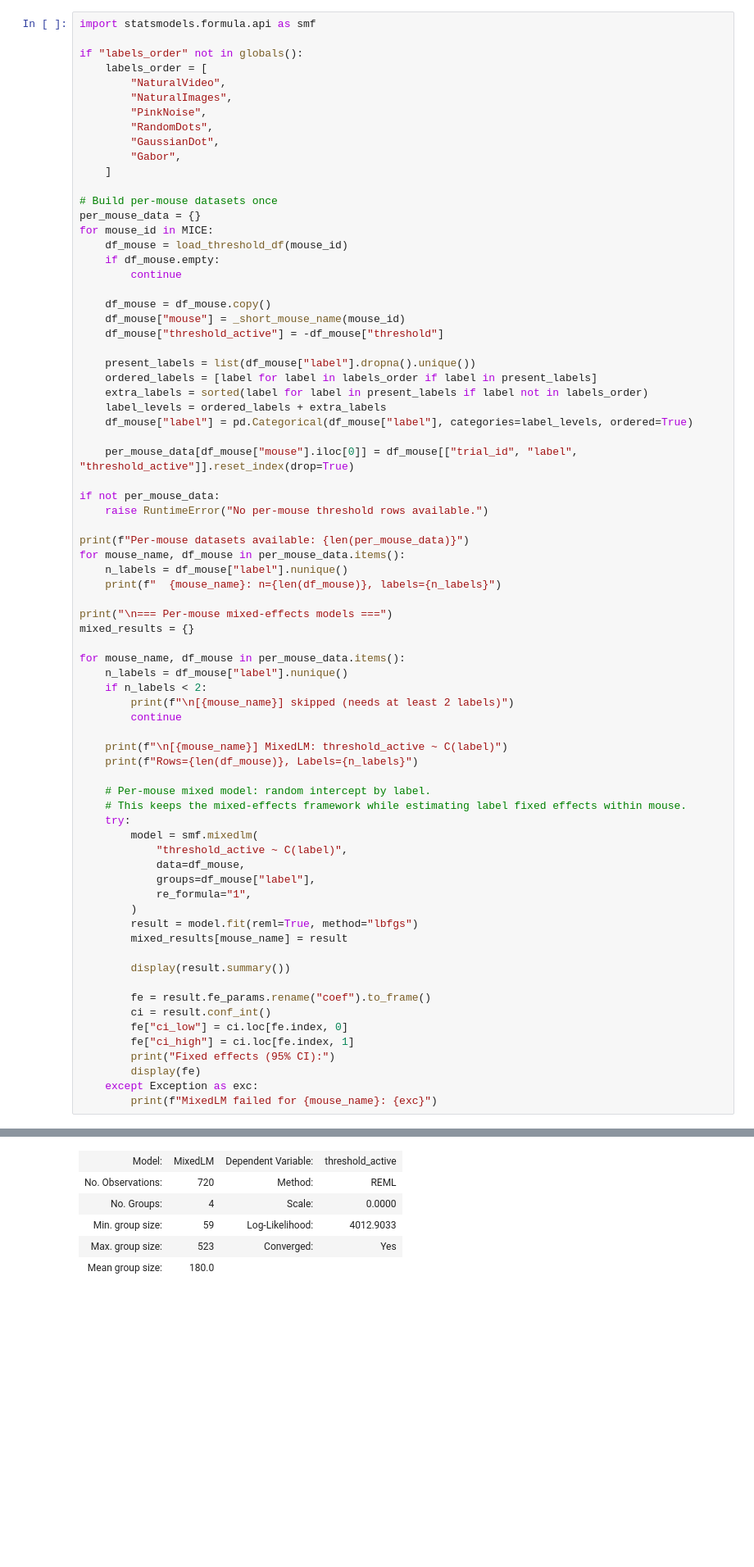
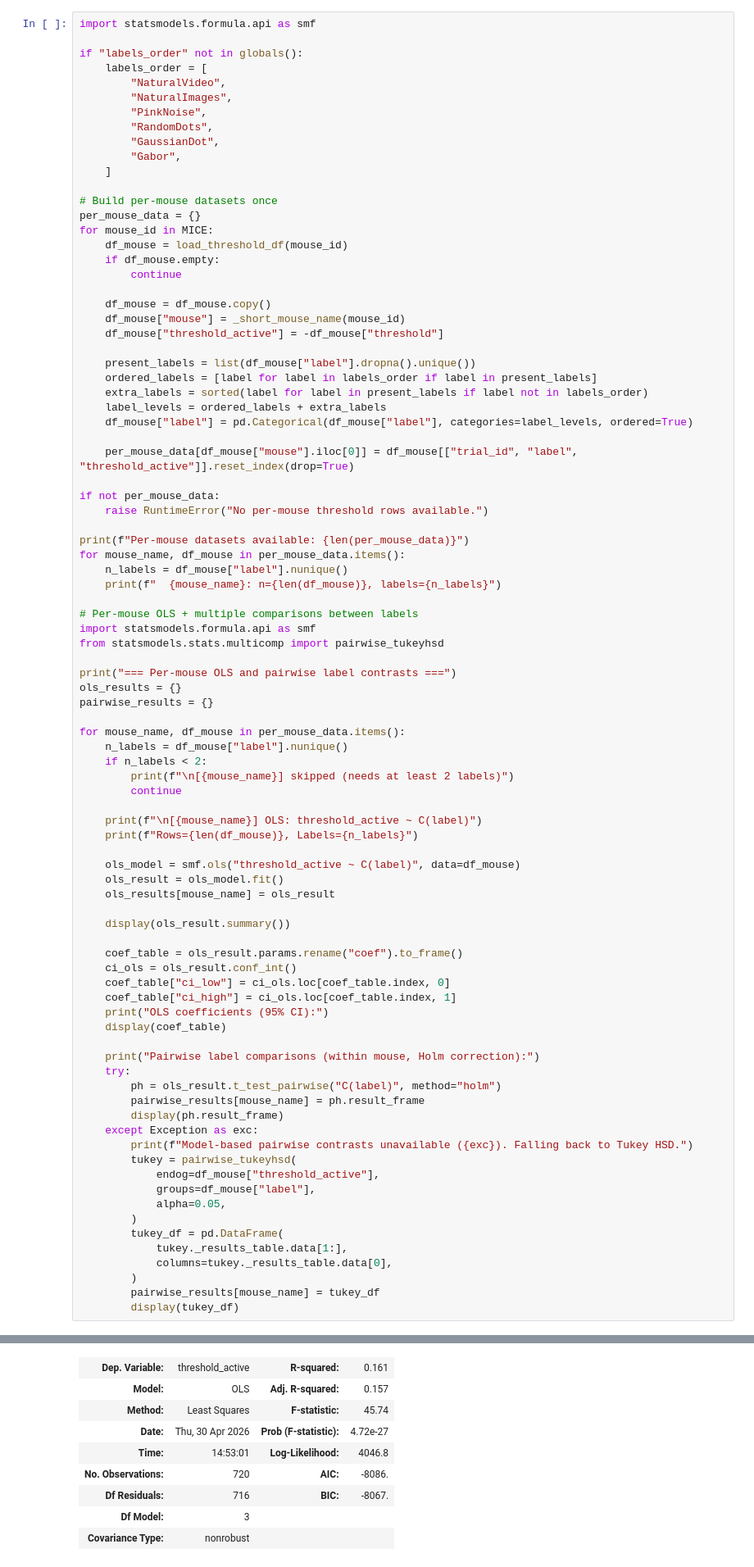
Before and after one commit to anaflom/ZigZagSensorium, a Jupyter notebook: notebooks/threshold_distribution.ipynb, the cells around one changed output, grey strips where cells are left out. Shown at 82% size. Drawn from its saved outputs; the diff is of its cells as text; blank space fills up the shorter version.

```diff
--- a/notebooks/threshold_distribution.ipynb
+++ b/notebooks/threshold_distribution.ipynb
@@ -244,8 +156,13 @@ for mouse_name, df_mouse in per_mouse_data.items():
     n_labels = df_mouse["label"].nunique()
     print(f"  {mouse_name}: n={len(df_mouse)}, labels={n_labels}")
 
-print("\n=== Per-mouse mixed-effects models ===")
-mixed_results = {}
+# Per-mouse OLS + multiple comparisons between labels
+import statsmodels.formula.api as smf
+from statsmodels.stats.multicomp import pairwise_tukeyhsd
+
+print("=== Per-mouse OLS and pairwise label contrasts ===")
+ols_results = {}
+pairwise_results = {}
 
 for mouse_name, df_mouse in per_mouse_data.items():
     n_labels = df_mouse["label"].nunique()
@@ -253,31 +170,40 @@ for mouse_name, df_mouse in per_mouse_data.items():
         print(f"\n[{mouse_name}] skipped (needs at least 2 labels)")
         continue
 
-    print(f"\n[{mouse_name}] MixedLM: threshold_active ~ C(label)")
+    print(f"\n[{mouse_name}] OLS: threshold_active ~ C(label)")
     print(f"Rows={len(df_mouse)}, Labels={n_labels}")
 
-    # Per-mouse mixed model: random intercept by label.
-    # This keeps the mixed-effects framework while estimating label fixed effects within mouse.
+    ols_model = smf.ols("threshold_active ~ C(label)", data=df_mouse)
+    ols_result = ols_model.fit()
+    ols_results[mouse_name] = ols_result
+
+    display(ols_result.summary())
+
+    coef_table = ols_result.params.rename("coef").to_frame()
+    ci_ols = ols_result.conf_int()
+    coef_table["ci_low"] = ci_ols.loc[coef_table.index, 0]
+    coef_table["ci_high"] = ci_ols.loc[coef_table.index, 1]
+    print("OLS coefficients (95% CI):")
+    display(coef_table)
+
+    print("Pairwise label comparisons (within mouse, Holm correction):")
     try:
-        model = smf.mixedlm(
-            "threshold_active ~ C(label)",
-            data=df_mouse,
+        ph = ols_result.t_test_pairwise("C(label)", method="holm")
+        pairwise_results[mouse_name] = ph.result_frame
+        display(ph.result_frame)
+    except Exception as exc:
+        print(f"Model-based pairwise contrasts unavailable ({exc}). Falling back to Tukey HSD.")
+        tukey = pairwise_tukeyhsd(
+            endog=df_mouse["threshold_active"],
             groups=df_mouse["label"],
-            re_formula="1",
+            alpha=0.05,
         )
-        result = model.fit(reml=True, method="lbfgs")
-        mixed_results[mouse_name] = result
-
-        display(result.summary())
-
-        fe = result.fe_params.rename("coef").to_frame()
-        ci = result.conf_int()
-        fe["ci_low"] = ci.loc[fe.index, 0]
-        fe["ci_high"] = ci.loc[fe.index, 1]
-        print("Fixed effects (95% CI):")
-        display(fe)
-    except Exception as exc:
-        print(f"MixedLM failed for {mouse_name}: {exc}")
+        tukey_df = pd.DataFrame(
+            tukey._results_table.data[1:],
+            columns=tukey._results_table.data[0],
+        )
+        pairwise_results[mouse_name] = tukey_df
+        display(tukey_df)
 # %% [output]
 Per-mouse datasets available: 10
   rec-29156-11-10: n=720, labels=4
@@ -298,6 +224,9 @@ Rows=720, Labels=4
-| Model: | MixedLM | Dependent Variable: | threshold_active |
-| No. Observations: | 720 | Method: | REML |
-| No. Groups: | 4 | Scale: | 0.0000 |
-| Min. group size: | 59 | Log-Likelihood: | 4012.9033 |
-| Max. group size: | 523 | Converged: | Yes |
-| Mean group size: | 180.0 |  |  |
+| Dep. Variable: | threshold_active | R-squared: | 0.161 |
+| Model: | OLS | Adj. R-squared: | 0.157 |
+| Method: | Least Squares | F-statistic: | 45.74 |
+| Date: | Thu, 30 Apr 2026 | Prob (F-statistic): | 4.72e-27 |
+| Time: | 14:53:01 | Log-Likelihood: | 4046.8 |
+| No. Observations: | 720 | AIC: | -8086. |
+| Df Residuals: | 716 | BIC: | -8067. |
+| Df Model: | 3 |  |  |
+| Covariance Type: | nonrobust |  |  |
```
Also changed, not shown: parts of 6 cells of this notebook, 13 other files.
